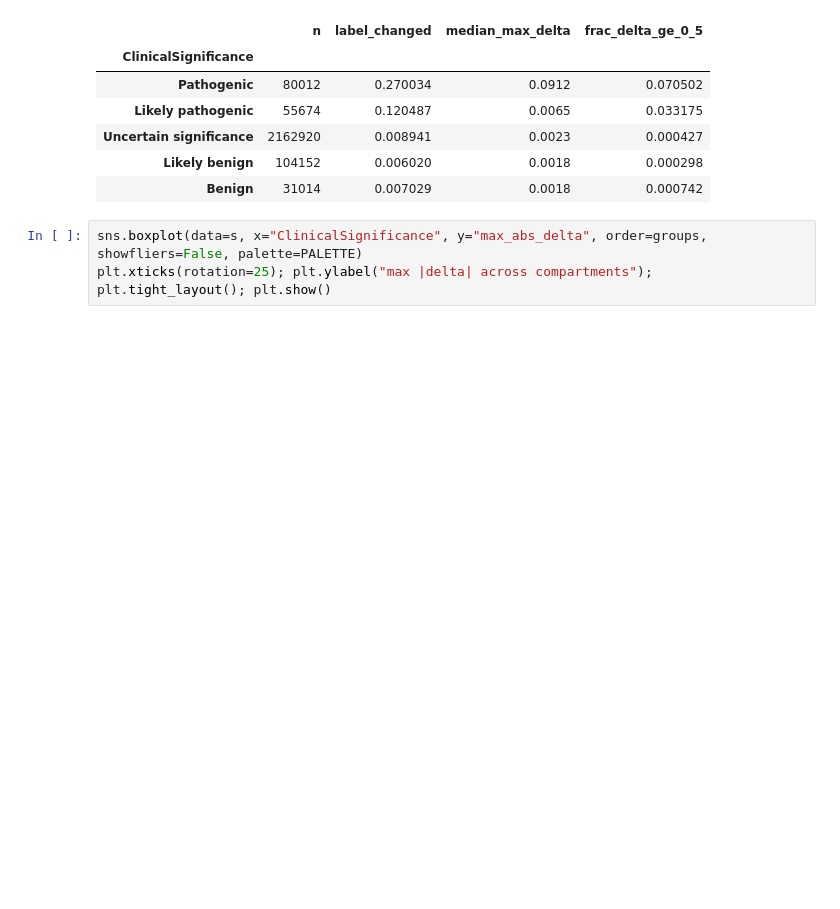
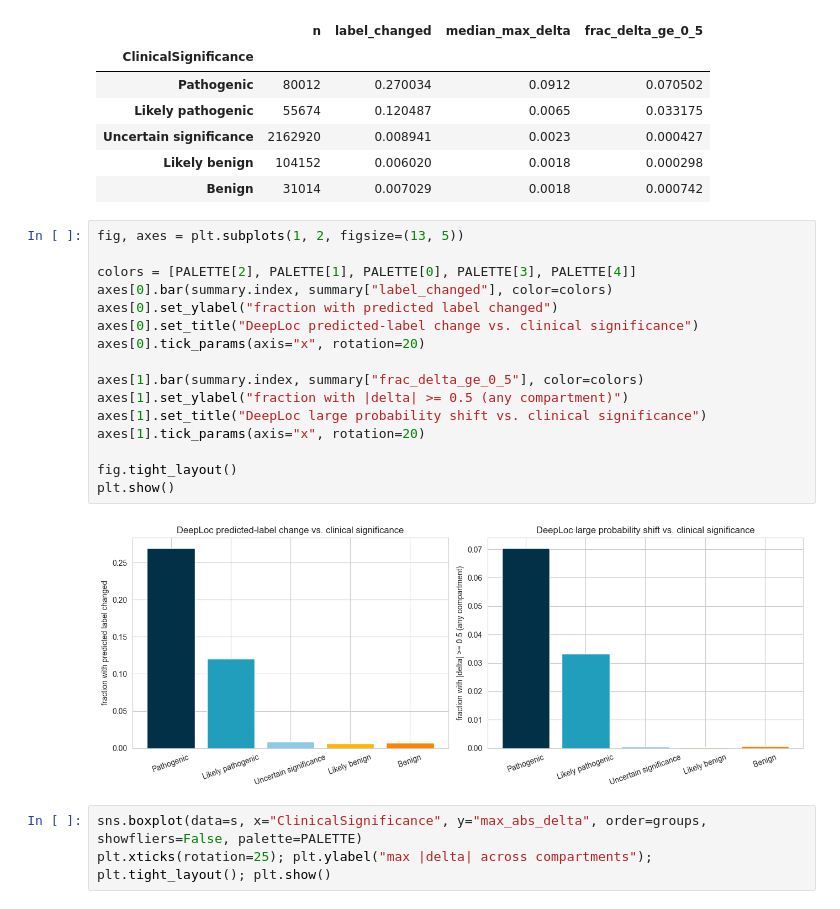
Before and after one commit to ddcohn/RBP_Isoforms_Variants, a Jupyter notebook: notebooks/deeploc_clinvar_exploration.ipynb, the cells around one changed output. Saved outputs shown, nothing was run; the diff lists cells and outputs as text; blank space fills up the shorter version.

Commit message:
Add clinical-significance bar chart to DeepLoc ClinVar notebook
Co-Authored-By: Claude Sonnet 5 <noreply@anthropic.com>

```diff
--- a/notebooks/deeploc_clinvar_exploration.ipynb
+++ b/notebooks/deeploc_clinvar_exploration.ipynb
@@ -210,6 +210,24 @@ summary
 | Uncertain significance | 2162920 | 0.008941 | 0.0023 | 0.000427 |
 | Likely benign | 104152 | 0.006020 | 0.0018 | 0.000298 |
 | Benign | 31014 | 0.007029 | 0.0018 | 0.000742 |
+# %%
+fig, axes = plt.subplots(1, 2, figsize=(13, 5))
+
+colors = [PALETTE[2], PALETTE[1], PALETTE[0], PALETTE[3], PALETTE[4]]
+axes[0].bar(summary.index, summary["label_changed"], color=colors)
+axes[0].set_ylabel("fraction with predicted label changed")
+axes[0].set_title("DeepLoc predicted-label change vs. clinical significance")
+axes[0].tick_params(axis="x", rotation=20)
+
+axes[1].bar(summary.index, summary["frac_delta_ge_0_5"], color=colors)
+axes[1].set_ylabel("fraction with |delta| >= 0.5 (any compartment)")
+axes[1].set_title("DeepLoc large probability shift vs. clinical significance")
+axes[1].tick_params(axis="x", rotation=20)
+
+fig.tight_layout()
+plt.show()
+# %% [output]
+[figure, added]
 # %%
 sns.boxplot(data=s, x="ClinicalSignificance", y="max_abs_delta", order=groups, showfliers=False, palette=PALETTE)
 plt.xticks(rotation=25); plt.ylabel("max |delta| across compartments"); plt.tight_layout(); plt.show()
```
